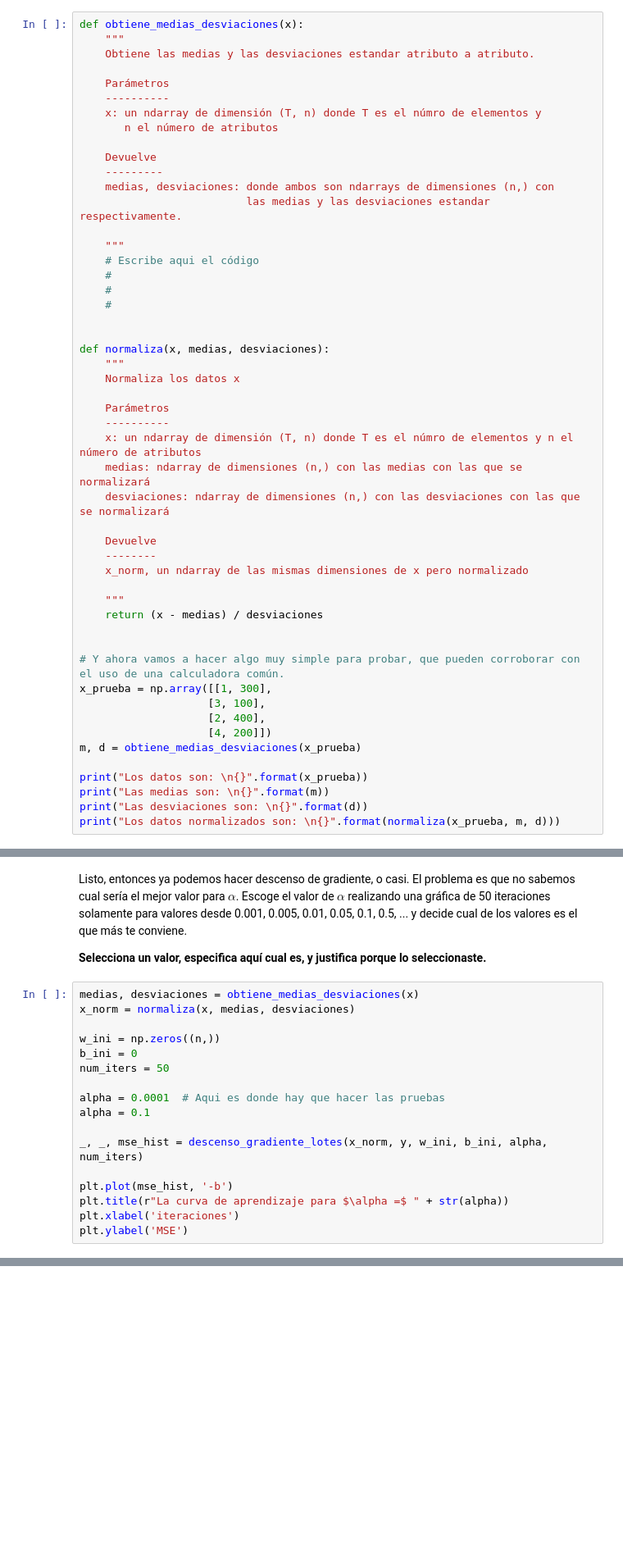
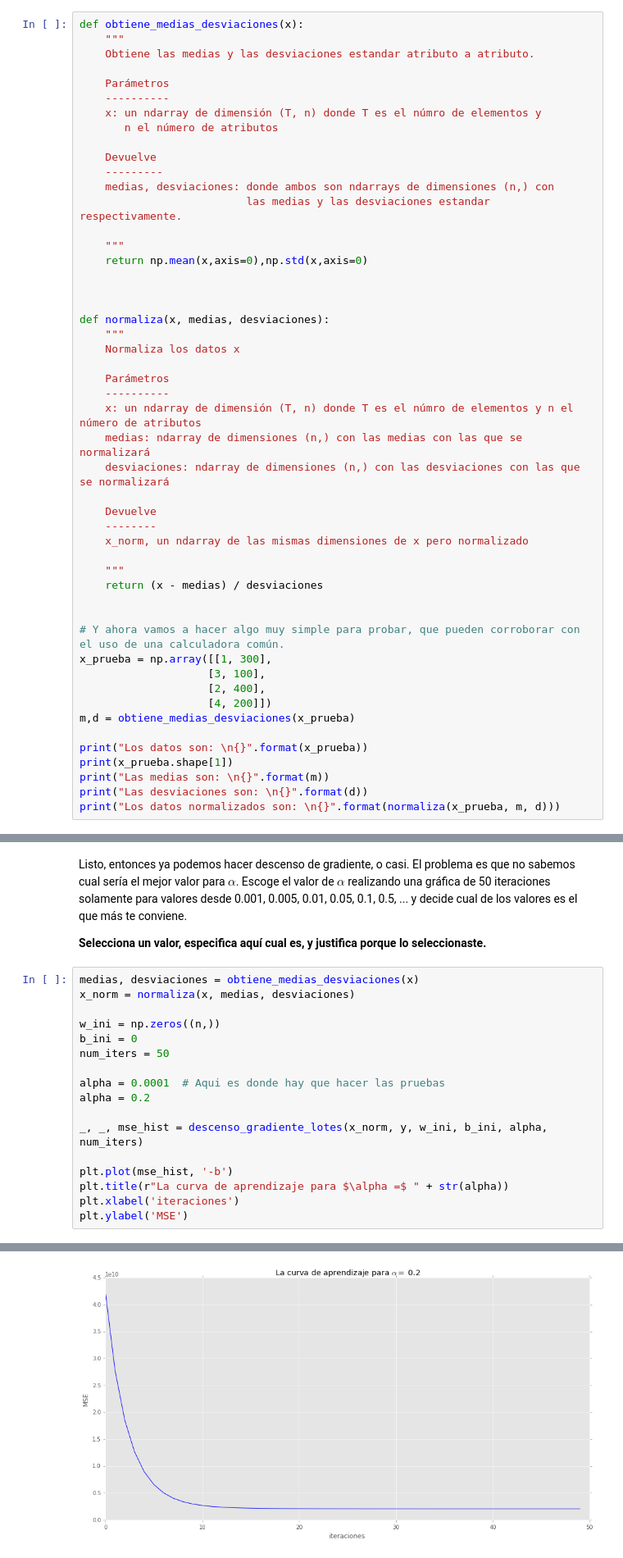
Before and after one commit to Liz-Soto/Evaluaciones-Continuas-RN, a Jupyter notebook: regresion-lineal/neurona_lineal.ipynb, the cells around one changed output, grey strips where cells are left out. Shown at 82% size. Saved outputs shown, nothing was run; the diff lists cells and outputs as text; blank space fills up the shorter version.

```diff
--- a/regresion-lineal/neurona_lineal.ipynb
+++ b/regresion-lineal/neurona_lineal.ipynb
@@ -295,10 +303,8 @@ def obtiene_medias_desviaciones(x):
                           las medias y las desviaciones estandar respectivamente.
 
     """
-    # Escribe aqui el código
-    #
-    #
-    #
+    return np.mean(x,axis=0),np.std(x,axis=0)
+
 
 
 def normaliza(x, medias, desviaciones):
@@ -324,9 +330,10 @@ x_prueba = np.array([[1, 300],
                     [3, 100],
                     [2, 400],
                     [4, 200]])
-m, d = obtiene_medias_desviaciones(x_prueba)
+m,d = obtiene_medias_desviaciones(x_prueba)
 
 print("Los datos son: \n{}".format(x_prueba))
+print(x_prueba.shape[1])
 print("Las medias son: \n{}".format(m))
 print("Las desviaciones son: \n{}".format(d))
 print("Los datos normalizados son: \n{}".format(normaliza(x_prueba, m, d)))
@@ -343,7 +366,7 @@ b_ini = 0
 num_iters = 50
 
 alpha = 0.0001  # Aqui es donde hay que hacer las pruebas
-alpha = 0.1
+alpha = 0.2
 
 _, _, mse_hist = descenso_gradiente_lotes(x_norm, y, w_ini, b_ini, alpha, num_iters)
 
@@ -351,3 +374,4 @@ plt.plot(mse_hist, '-b')
 plt.title(r"La curva de aprendizaje para $\alpha =$ " + str(alpha))
 plt.xlabel('iteraciones')
 plt.ylabel('MSE')
+# %% [output]
@@ -354,2 +379,3 @@ plt.ylabel('MSE')
+[figure, added]
 # %% [markdown]
 **Utilizando las iteraciones necesarias, encuentra el valor de $\omega$ y $b$ utilizando el descenso de gradiente.**
```
Also changed, not shown: parts of 11 cells of this notebook.
